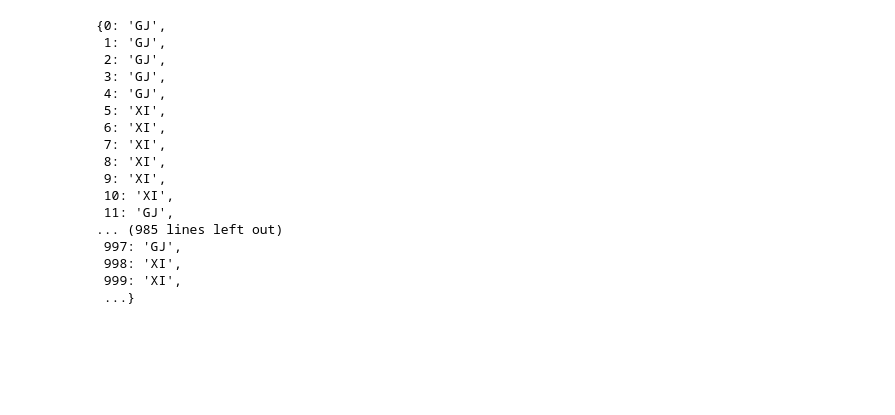
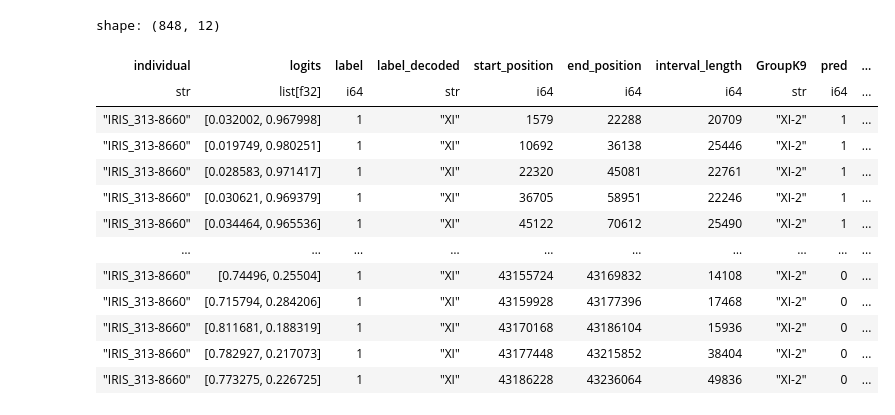
Before and after one commit to Soum-Soum/Dna-Transformer, a Jupyter notebook: test.ipynb, the cells around one changed output. Saved outputs shown, nothing was run; the diff lists cells and outputs as text; code cells hidden in the pictures; blank space fills up the shorter version.

```diff
--- a/test.ipynb
+++ b/test.ipynb
@@ -87,20 +188,17 @@ ds.metadata_df
 # %%
-res.individual_to_label
+df
 # %% [output]
-{0: 'GJ',
- 1: 'GJ',
- 2: 'GJ',
- 3: 'GJ',
- 4: 'GJ',
- 5: 'XI',
- 6: 'XI',
- 7: 'XI',
- 8: 'XI',
- 9: 'XI',
- 10: 'XI',
- 11: 'GJ',
-... (985 lines left out)
- 997: 'GJ',
- 998: 'XI',
- 999: 'XI',
- ...}
+shape: (848, 12)
+| individual | logits | label | label_decoded | start_position | end_position | interval_length | GroupK9 | pred | ... |
+| str | list[f32] | i64 | str | i64 | i64 | i64 | str | i64 | ... |
+| "IRIS_313-8660" | [0.032002, 0.967998] | 1 | "XI" | 1579 | 22288 | 20709 | "XI-2" | 1 | ... |
+| "IRIS_313-8660" | [0.019749, 0.980251] | 1 | "XI" | 10692 | 36138 | 25446 | "XI-2" | 1 | ... |
+| "IRIS_313-8660" | [0.028583, 0.971417] | 1 | "XI" | 22320 | 45081 | 22761 | "XI-2" | 1 | ... |
+| "IRIS_313-8660" | [0.030621, 0.969379] | 1 | "XI" | 36705 | 58951 | 22246 | "XI-2" | 1 | ... |
+| "IRIS_313-8660" | [0.034464, 0.965536] | 1 | "XI" | 45122 | 70612 | 25490 | "XI-2" | 1 | ... |
+| … | … | … | … | … | … | … | … | … | ... |
+| "IRIS_313-8660" | [0.74496, 0.25504] | 1 | "XI" | 43155724 | 43169832 | 14108 | "XI-2" | 0 | ... |
+| "IRIS_313-8660" | [0.715794, 0.284206] | 1 | "XI" | 43159928 | 43177396 | 17468 | "XI-2" | 0 | ... |
+| "IRIS_313-8660" | [0.811681, 0.188319] | 1 | "XI" | 43170168 | 43186104 | 15936 | "XI-2" | 0 | ... |
+| "IRIS_313-8660" | [0.782927, 0.217073] | 1 | "XI" | 43177448 | 43215852 | 38404 | "XI-2" | 0 | ... |
+| "IRIS_313-8660" | [0.773275, 0.226725] | 1 | "XI" | 43186228 | 43236064 | 49836 | "XI-2" | 0 | ... |
```
Also changed, not shown: parts of 8 cells of this notebook, 1 other file.
